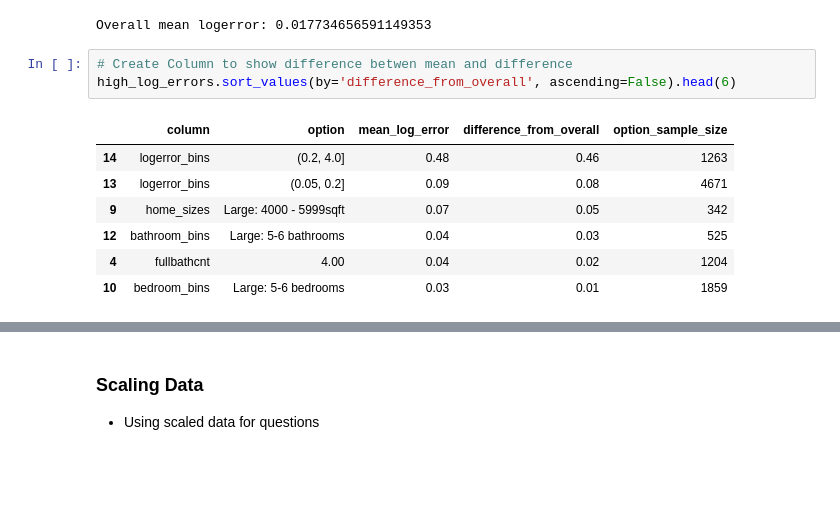
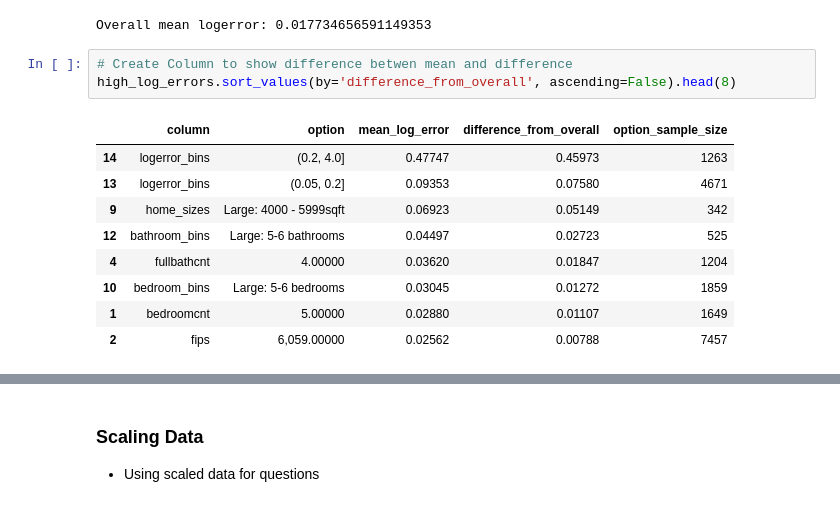
Before and after one commit to bradgauvin/clustering-project, a Jupyter notebook: final_report_mvp.ipynb, the cells around one changed output, grey strips where cells are left out. Saved outputs shown, nothing was run; the diff lists cells and outputs as text; blank space fills up the shorter version.

```diff
--- a/final_report_mvp.ipynb
+++ b/final_report_mvp.ipynb
@@ -358,15 +362,17 @@ high_log_errors = pd.DataFrame(data = {'column':high_cols,
 Overall mean logerror: 0.017734656591149353
 # %%
 # Create Column to show difference betwen mean and difference
-high_log_errors.sort_values(by='difference_from_overall', ascending=False).head(6)
+high_log_errors.sort_values(by='difference_from_overall', ascending=False).head(8)
 # %% [output]
 |  | column | option | mean_log_error | difference_from_overall | option_sample_size |
-| 14 | logerror_bins | (0.2, 4.0] | 0.48 | 0.46 | 1263 |
-| 13 | logerror_bins | (0.05, 0.2] | 0.09 | 0.08 | 4671 |
-| 9 | home_sizes | Large: 4000 - 5999sqft | 0.07 | 0.05 | 342 |
-| 12 | bathroom_bins | Large: 5-6 bathrooms | 0.04 | 0.03 | 525 |
-| 4 | fullbathcnt | 4.00 | 0.04 | 0.02 | 1204 |
-| 10 | bedroom_bins | Large: 5-6 bedrooms | 0.03 | 0.01 | 1859 |
+| 14 | logerror_bins | (0.2, 4.0] | 0.47747 | 0.45973 | 1263 |
+| 13 | logerror_bins | (0.05, 0.2] | 0.09353 | 0.07580 | 4671 |
+| 9 | home_sizes | Large: 4000 - 5999sqft | 0.06923 | 0.05149 | 342 |
+| 12 | bathroom_bins | Large: 5-6 bathrooms | 0.04497 | 0.02723 | 525 |
+| 4 | fullbathcnt | 4.00000 | 0.03620 | 0.01847 | 1204 |
+| 10 | bedroom_bins | Large: 5-6 bedrooms | 0.03045 | 0.01272 | 1859 |
+| 1 | bedroomcnt | 5.00000 | 0.02880 | 0.01107 | 1649 |
+| 2 | fips | 6,059.00000 | 0.02562 | 0.00788 | 7457 |
 # %% [markdown]
 ### Takeaway:
 
```
Also changed, not shown: parts of 22 cells of this notebook.
